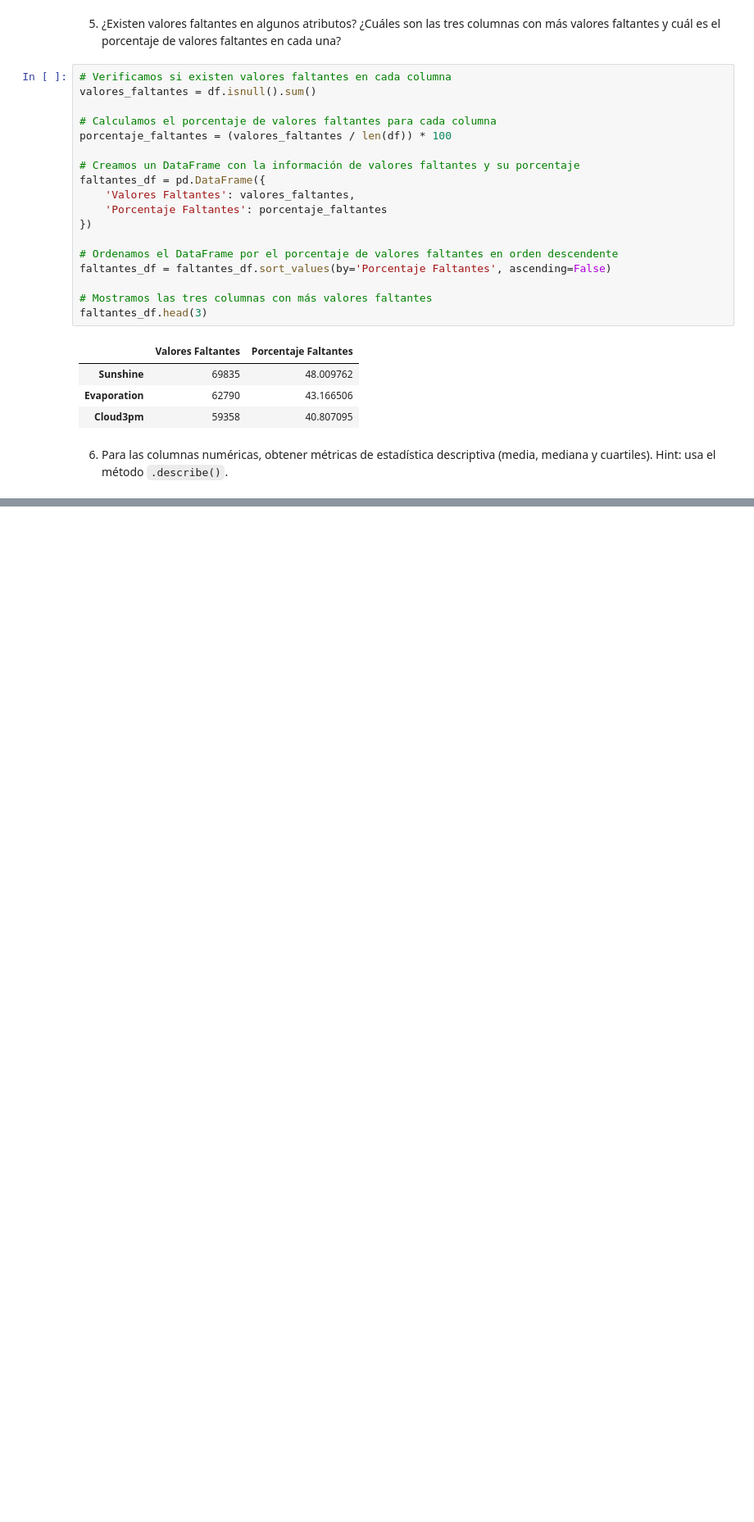
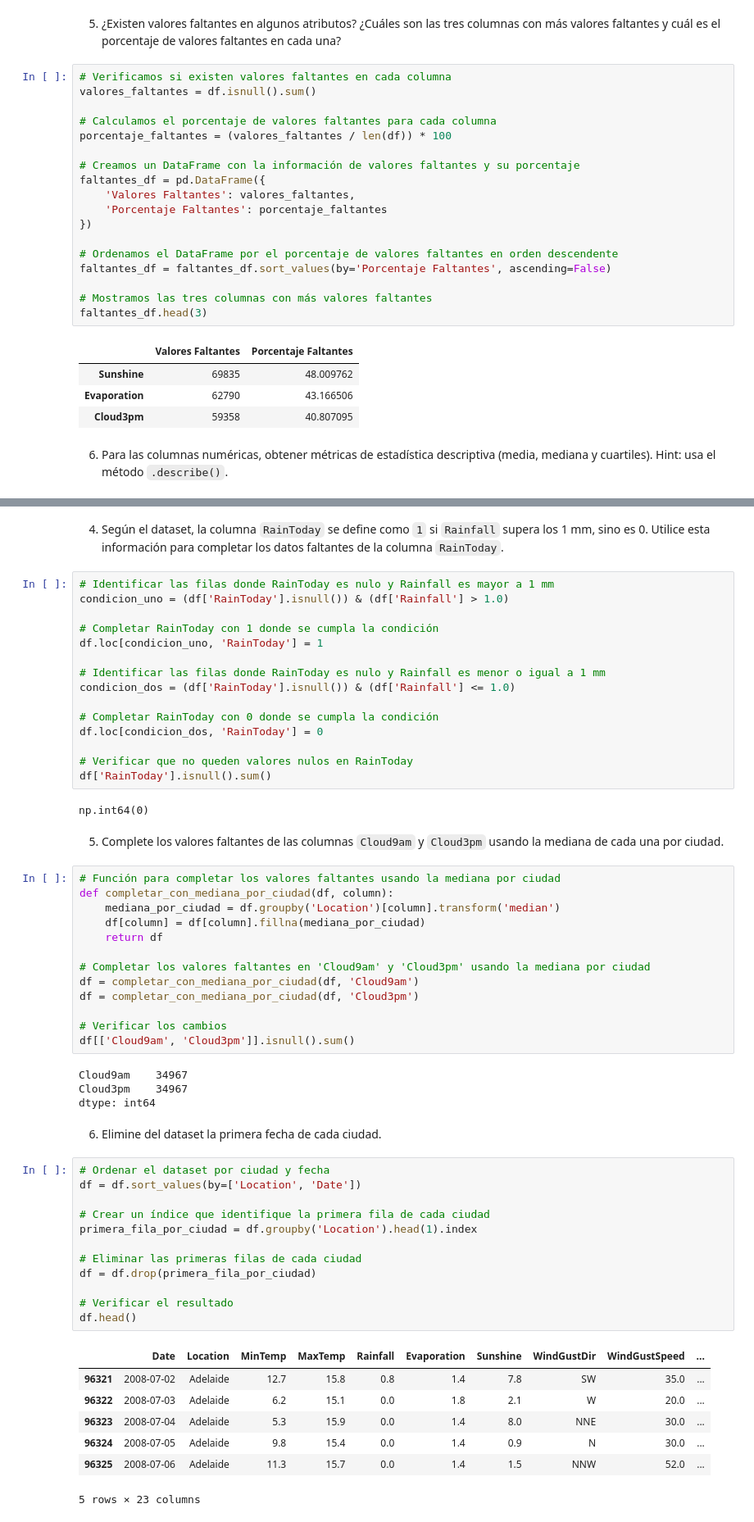
Before and after one commit to Facuu13/apa, a Jupyter notebook: Tp1/Tp1.ipynb, the cells around one changed output, grey strips where cells are left out. Shown at 82% size. Drawn from its saved outputs; the diff is of its cells as text; blank space fills up the shorter version.

```diff
--- a/Tp1/Tp1.ipynb
+++ b/Tp1/Tp1.ipynb
@@ -113,0 +182,61 @@ df.describe()
+# %% [markdown]
+4. Según el dataset, la columna `RainToday` se define como `1` si `Rainfall` supera los 1 mm, sino es 0. Utilice
+esta información para completar los datos faltantes de la columna `RainToday`.
+# %%
+# Identificar las filas donde RainToday es nulo y Rainfall es mayor a 1 mm
+condicion_uno = (df['RainToday'].isnull()) & (df['Rainfall'] > 1.0)
+
+# Completar RainToday con 1 donde se cumpla la condición
+df.loc[condicion_uno, 'RainToday'] = 1
+
+# Identificar las filas donde RainToday es nulo y Rainfall es menor o igual a 1 mm
+condicion_dos = (df['RainToday'].isnull()) & (df['Rainfall'] <= 1.0)
+
+# Completar RainToday con 0 donde se cumpla la condición
+df.loc[condicion_dos, 'RainToday'] = 0
+
+# Verificar que no queden valores nulos en RainToday
+df['RainToday'].isnull().sum()
+# %% [output]
+np.int64(0)
+# %% [markdown]
+5. Complete los valores faltantes de las columnas `Cloud9am` y `Cloud3pm` usando la mediana de cada una por ciudad.
+# %%
+# Función para completar los valores faltantes usando la mediana por ciudad
+def completar_con_mediana_por_ciudad(df, column):
+    mediana_por_ciudad = df.groupby('Location')[column].transform('median')
+    df[column] = df[column].fillna(mediana_por_ciudad)
+    return df
+
+# Completar los valores faltantes en 'Cloud9am' y 'Cloud3pm' usando la mediana por ciudad
+df = completar_con_mediana_por_ciudad(df, 'Cloud9am')
+df = completar_con_mediana_por_ciudad(df, 'Cloud3pm')
+
+# Verificar los cambios
+df[['Cloud9am', 'Cloud3pm']].isnull().sum()
+# %% [output]
+Cloud9am    34967
+Cloud3pm    34967
+dtype: int64
+# %% [markdown]
+6. Elimine del dataset la primera fecha de cada ciudad.
+# %%
+# Ordenar el dataset por ciudad y fecha
+df = df.sort_values(by=['Location', 'Date'])
+
+# Crear un índice que identifique la primera fila de cada ciudad
+primera_fila_por_ciudad = df.groupby('Location').head(1).index
+
+# Eliminar las primeras filas de cada ciudad
+df = df.drop(primera_fila_por_ciudad)
+
+# Verificar el resultado
+df.head()
+# %% [output]
+|  | Date | Location | MinTemp | MaxTemp | Rainfall | Evaporation | Sunshine | WindGustDir | WindGustSpeed | ... |
+| 96321 | 2008-07-02 | Adelaide | 12.7 | 15.8 | 0.8 | 1.4 | 7.8 | SW | 35.0 | ... |
+| 96322 | 2008-07-03 | Adelaide | 6.2 | 15.1 | 0.0 | 1.8 | 2.1 | W | 20.0 | ... |
+| 96323 | 2008-07-04 | Adelaide | 5.3 | 15.9 | 0.0 | 1.4 | 8.0 | NNE | 30.0 | ... |
+| 96324 | 2008-07-05 | Adelaide | 9.8 | 15.4 | 0.0 | 1.4 | 0.9 | N | 30.0 | ... |
+| 96325 | 2008-07-06 | Adelaide | 11.3 | 15.7 | 0.0 | 1.4 | 1.5 | NNW | 52.0 | ... |
+5 rows × 23 columns
```
Also changed, not shown: parts of 7 cells of this notebook.
